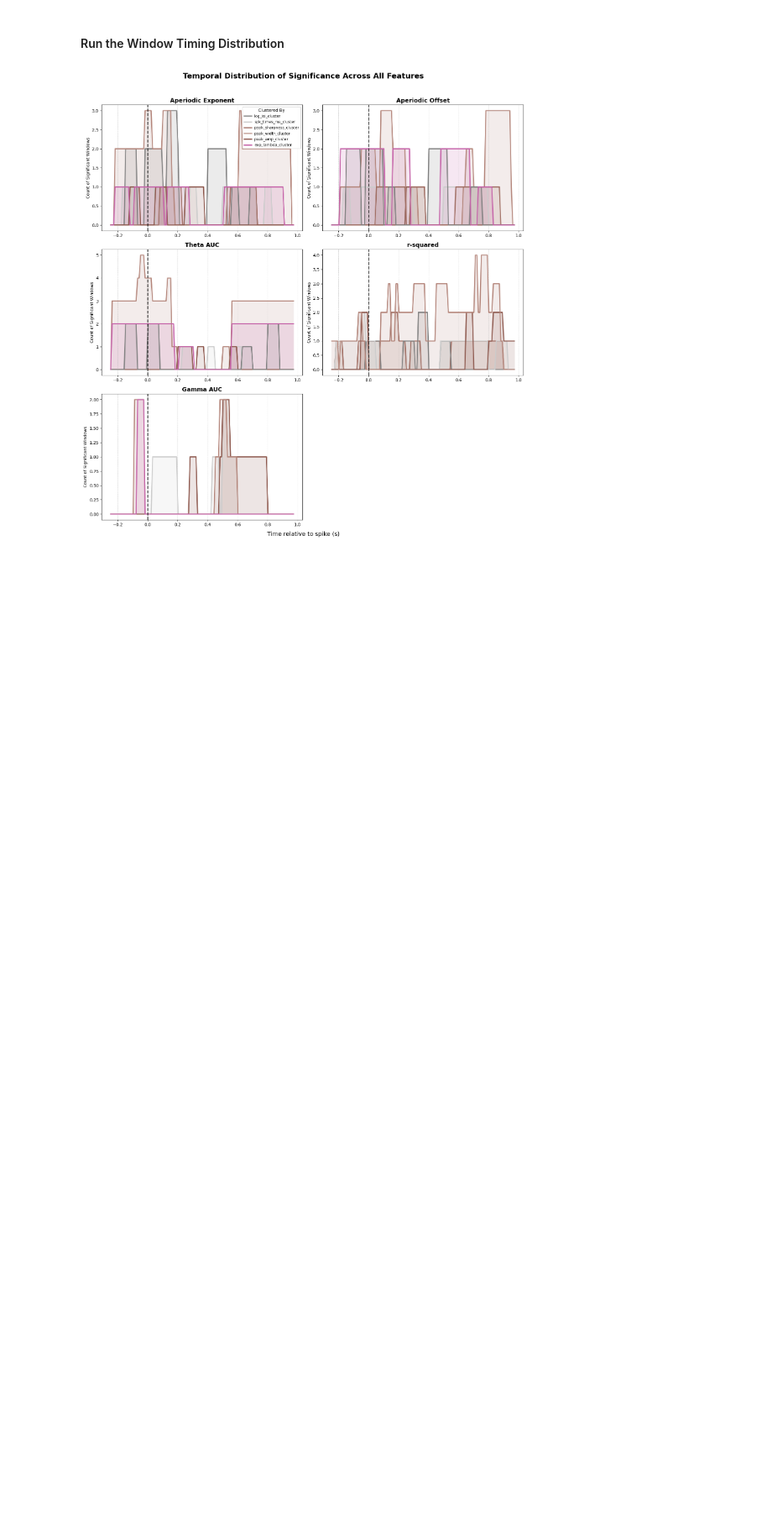
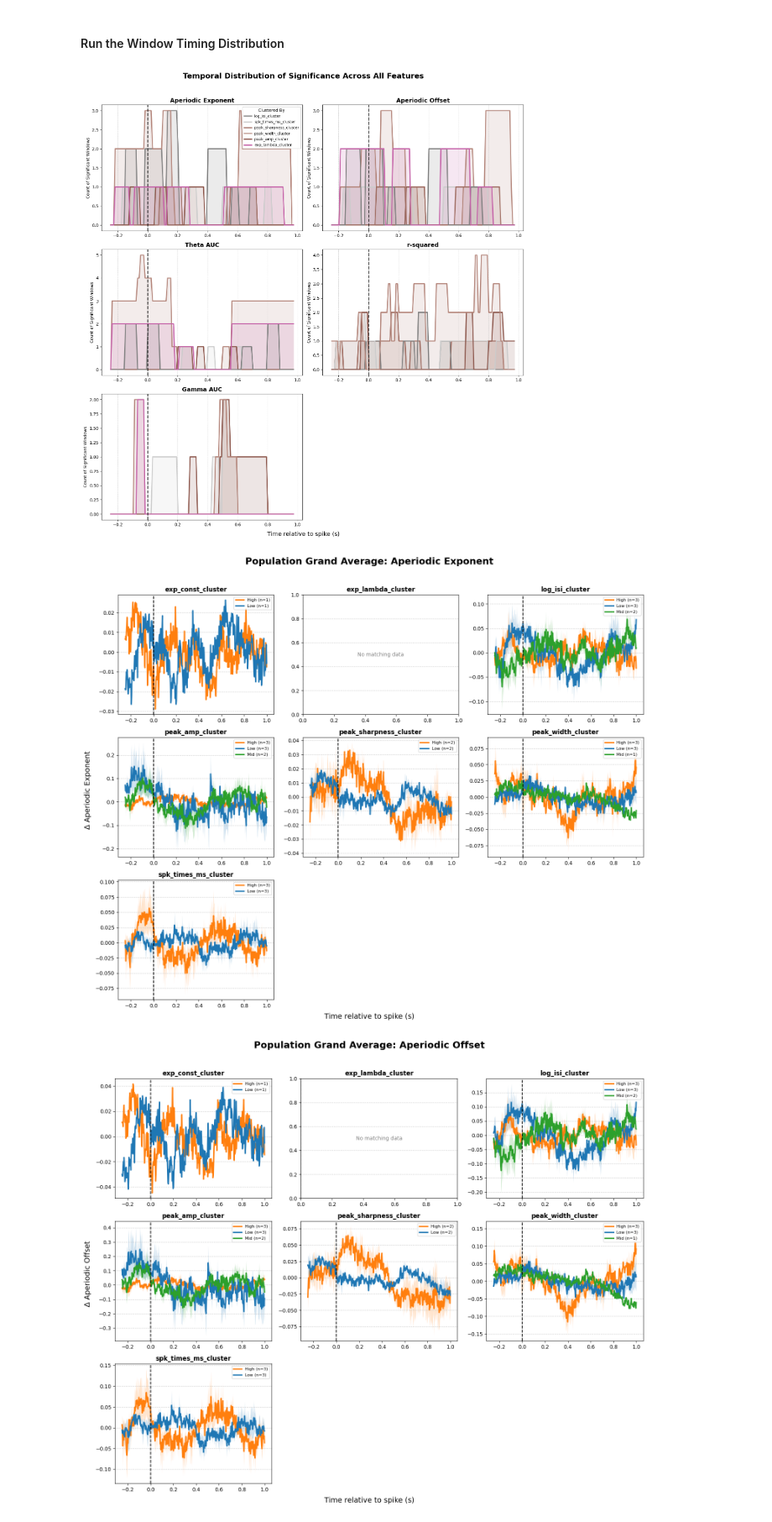
Before and after one commit to voytekresearch/spikewise, a Jupyter notebook: datasets/spe-1/spe1_patch_LFP_analysis/cluster_analyses/lfp_spk_group_cell_comparison.ipynb, the cells around one changed output. Shown at 84% size. Cells and saved outputs as stored; diff of their text form; code cells hidden in the pictures; blank space fills up the shorter version.

Commit message:
grand averages

```diff
--- a/datasets/spe-1/spe1_patch_LFP_analysis/cluster_analyses/lfp_spk_group_cell_comparison.ipynb
+++ b/datasets/spe-1/spe1_patch_LFP_analysis/cluster_analyses/lfp_spk_group_cell_comparison.ipynb
@@ -53,0 +173,5 @@ plot_temporal_significance_density(df_pop_stats, feature_shades)
+# %%
+plot_all_grand_average_traces(pop_traces)
+# %% [output]
+[figure, added]
+[figure, added]
```
Also changed, not shown: parts of 2 cells of this notebook.
